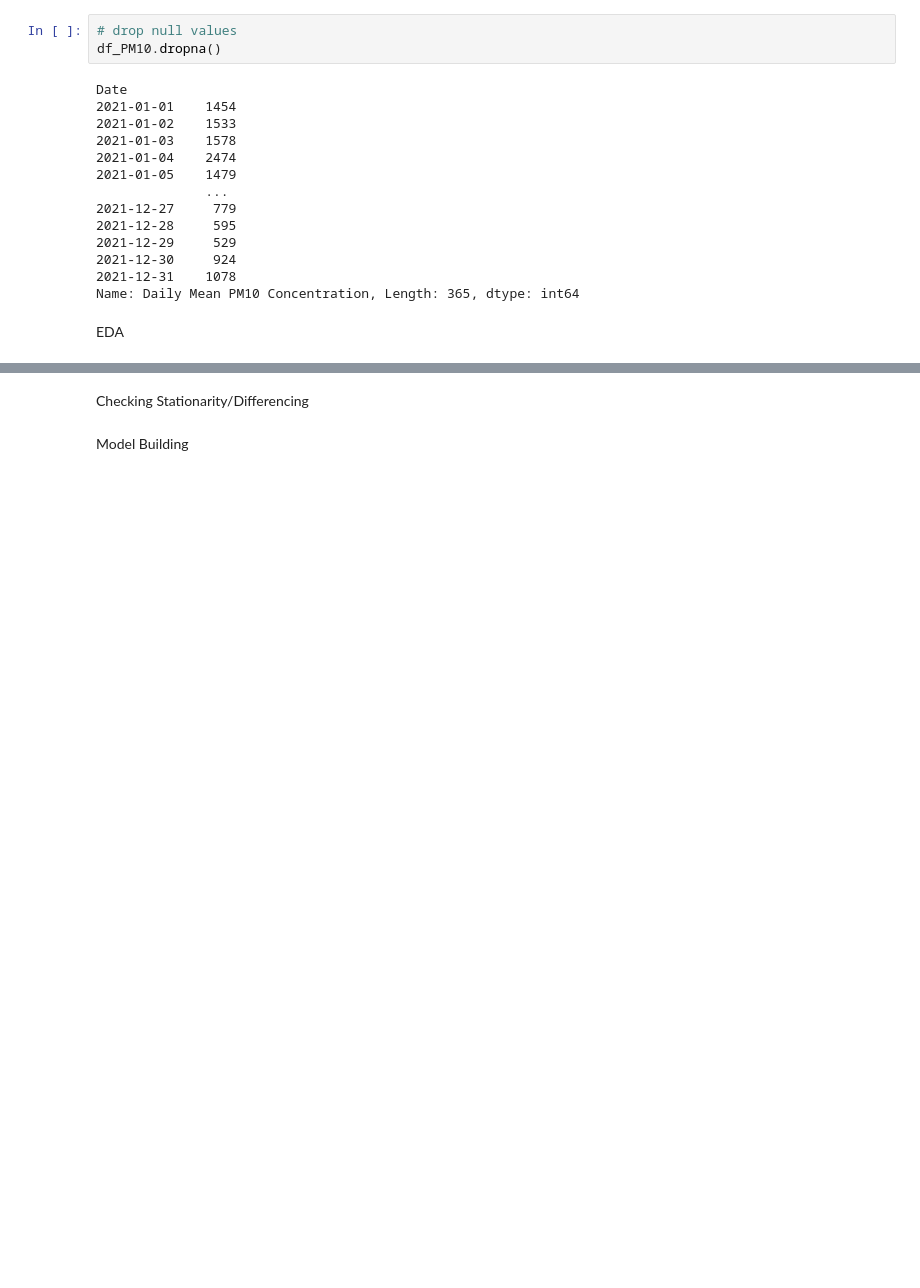
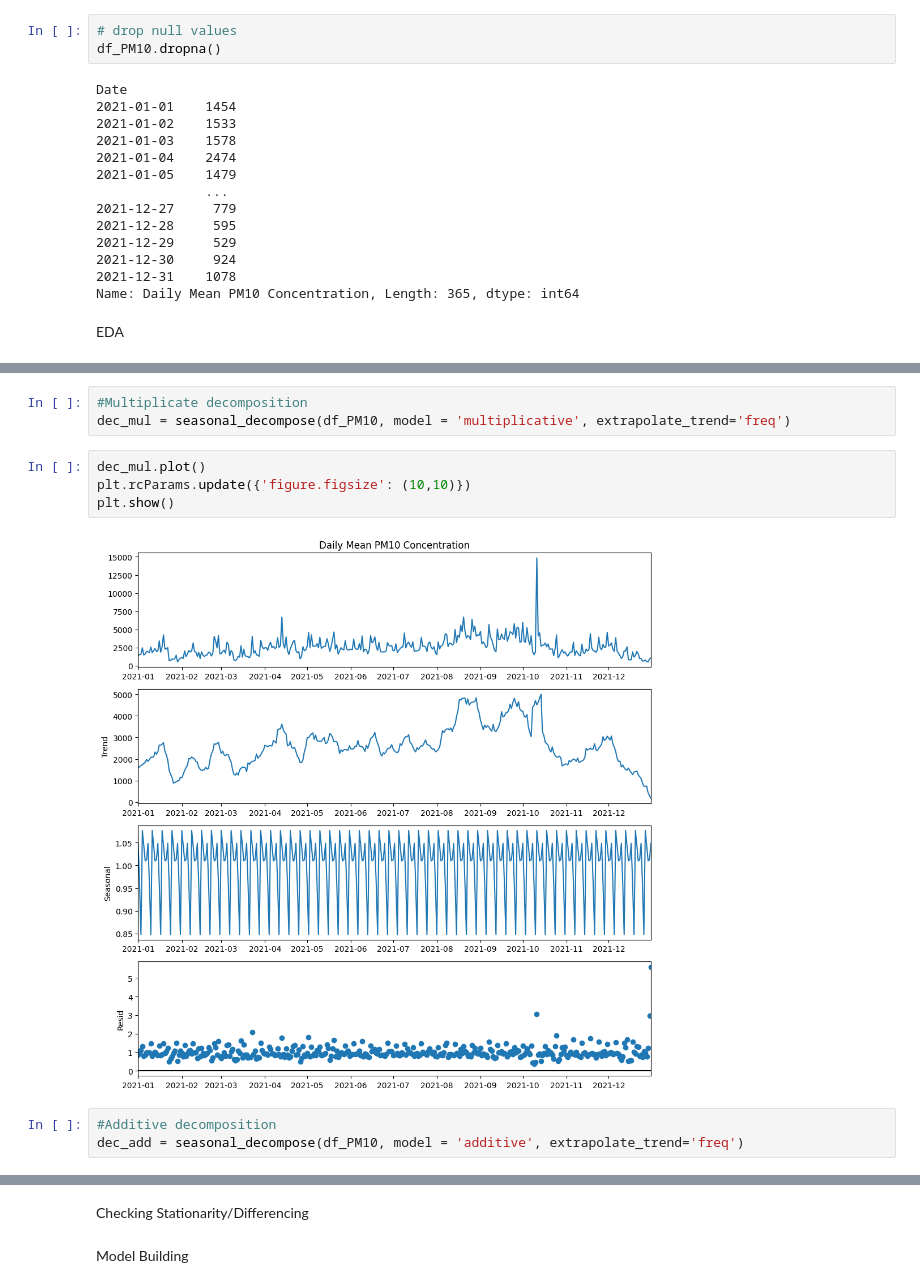
Before and after one commit to sameehaafr/MLP-TSF, a Jupyter notebook: sigai-tsf.ipynb, the cells around one changed output, grey strips where cells are left out. Saved outputs shown, nothing was run; the diff lists cells and outputs as text; blank space fills up the shorter version.

Commit message:
decomposed into trend and seasonality graphs

```diff
--- a/sigai-tsf.ipynb
+++ b/sigai-tsf.ipynb
@@ -108 +104,13 @@ plt.show()
 <Figure size 3000x2500 with 0 Axes>
+# %%
+#Multiplicate decomposition
+dec_mul = seasonal_decompose(df_PM10, model = 'multiplicative', extrapolate_trend='freq')
+# %%
+dec_mul.plot()
+plt.rcParams.update({'figure.figsize': (10,10)})
+plt.show()
+# %% [output]
+[figure, added]
+# %%
+#Additive decomposition
+dec_add = seasonal_decompose(df_PM10, model = 'additive', extrapolate_trend='freq')
```
Also changed, not shown: parts of 5 cells of this notebook.
